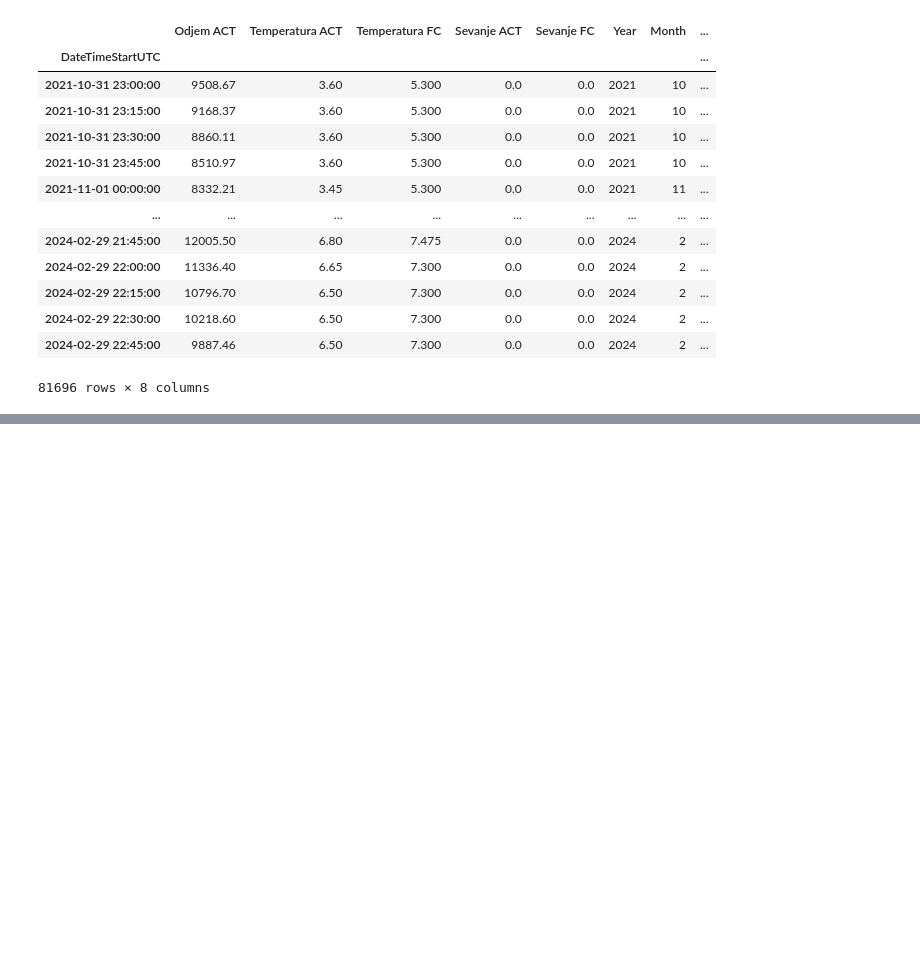
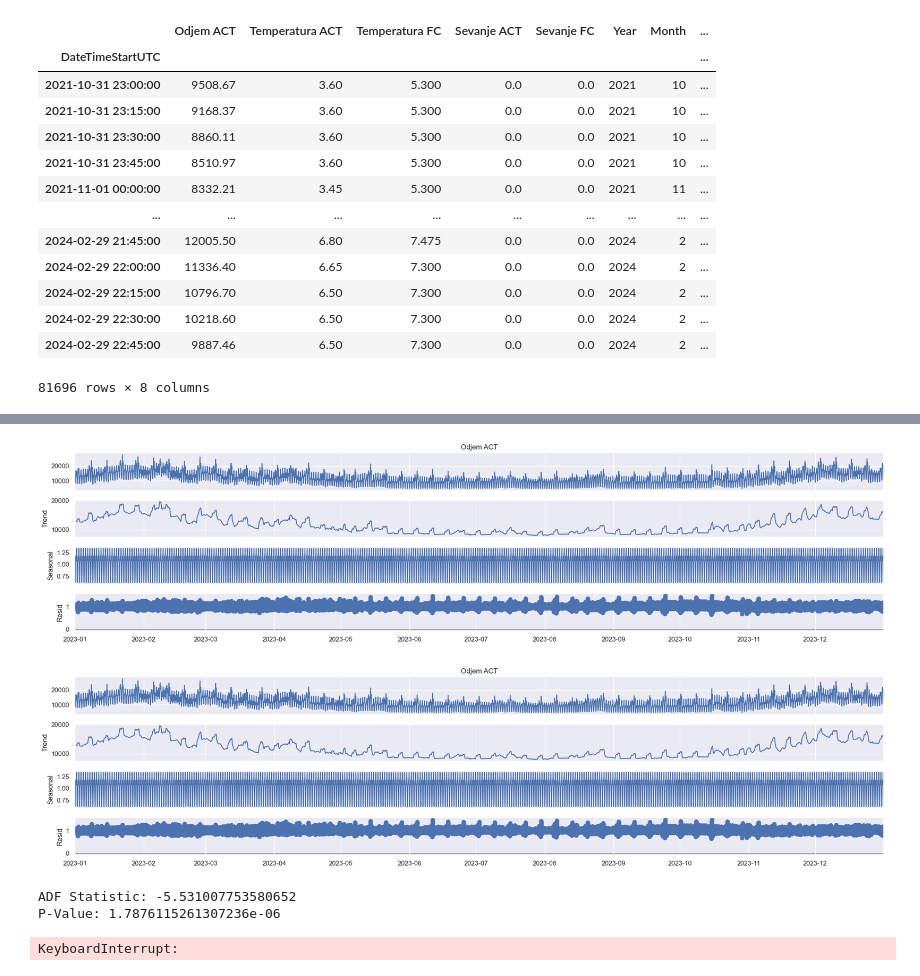
Before and after one commit to karolina-sa/Matematika-z-racunalnikom-projekt, a Jupyter notebook: modeli.ipynb, the cells around one changed output, grey strips where cells are left out. Cells and saved outputs as stored; diff of their text form; code cells hidden in the pictures; blank space fills up the shorter version.

```diff
--- a/modeli.ipynb
+++ b/modeli.ipynb
@@ -73,0 +56,10 @@ NameError: name 'TimeSeriesData' is not defined
+# %%
+from statsmodels.tsa.seasonal import seasonal_decompose
+
+podatki_dec = podatki['Odjem ACT']
+podatki_dec
+decomp = seasonal_decompose(podatki.loc['2023', 'Odjem ACT'], model='multiplicative', period=96)
+decomp.plot()
+# %% [output]
+[figure, added]
+[figure, added]
@@ -73,0 +69,19 @@ NameError: name 'TimeSeriesData' is not defined
+# %%
+# so podatki stacionarni? --> pomagamo si z Dickey-Fuller testom
+    # Null Hypothesis: Data is non-stationary
+    # Alternative Hypothesis: Data is stationary
+
+from statsmodels.tsa.stattools import adfuller
+
+def adfuller_test(y):
+    adf_result = adfuller(y)
+
+    print("ADF Statistic:", adf_result[0])
+    print("P-Value:", adf_result[1])
+
+adfuller_test(podatki.loc['2023-02-01':'2023-02-25', 'Odjem ACT'])
+
+# p-value nam pravi da je stacionarno, ampak vemo da ni, ker imamo očitno sezonskost
+# %% [output]
+ADF Statistic: -5.531007753580652
+P-Value: 1.7876115261307236e-06
@@ -73,0 +96,7 @@ NameError: name 'TimeSeriesData' is not defined
+# %%
+ARIMA_model = SARIMAX(train, order=(4,2,4), seasonal_order=(1,0,0,96), simple_differencing=False)
+ARIMA_model_fit = ARIMA_model.fit(disp=False)
+
+residuals = ARIMA_model_fit.resid
+# %% [output]
+KeyboardInterrupt:
```
Also changed, not shown: parts of 12 cells of this notebook, 2 other files.
